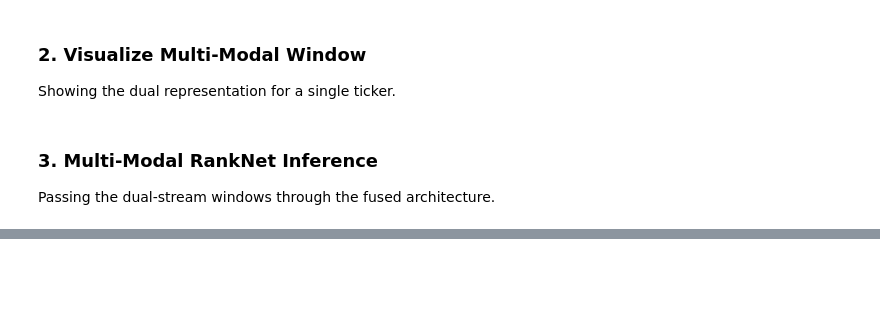
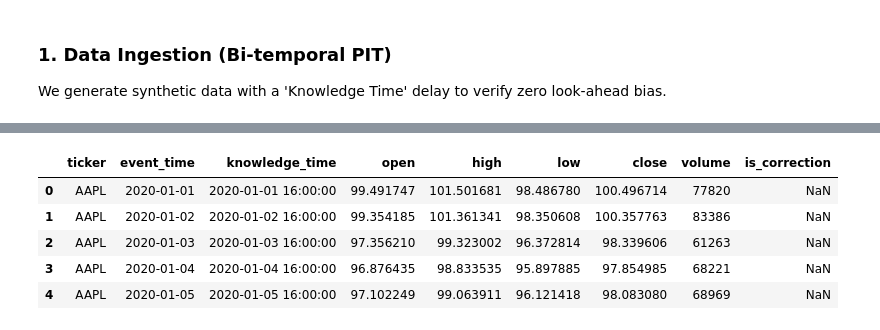
Before and after one commit to abhishek-jana/QTS2026, a Jupyter notebook: research_lab/alpha_discovery.ipynb, the cells around one changed output, grey strips where cells are left out. Cells and saved outputs as stored; diff of their text form; code cells hidden in the pictures; blank space fills up the shorter version.

```diff
--- a/research_lab/alpha_discovery.ipynb
+++ b/research_lab/alpha_discovery.ipynb
@@ -47,3 +30,0 @@ print(f"Spatial Stream Shape: {dataset.x_spatial.shape} (N, 1, Scales, T)")
-# %% [markdown]
-### 2. Visualize Multi-Modal Window
-Showing the dual representation for a single ticker.
@@ -70,3 +30,0 @@ plt.show()
-# %% [markdown]
-### 3. Multi-Modal RankNet Inference
-Passing the dual-stream windows through the fused architecture.
@@ -87,0 +31,15 @@ display(results.tail(10))
+# %% [markdown]
+### 1. Data Ingestion (Bi-temporal PIT)
+We generate synthetic data with a 'Knowledge Time' delay to verify zero look-ahead bias.
+# %%
+engine = DataEngine()
+tickers = ['AAPL', 'MSFT', 'GOOG', 'SPY']
+engine.generate_synthetic_pit_data(tickers, days=500)
+
+# Fetch a PIT view as of midway through the period
+as_of_date = datetime(2020, 1, 1) + timedelta(days=250)
+pit_view = pd.concat([engine.get_pit_view(t, as_of_date) for t in tickers])
+
+print(f"Data points known for universe as of {as_of_date}: {len(pit_view)}")
+pit_view.head()
+# %% [output]
@@ -87,0 +47,6 @@ display(results.tail(10))
+|  | ticker | event_time | knowledge_time | open | high | low | close | volume | is_correction |
+| 0 | AAPL | 2020-01-01 | 2020-01-01 16:00:00 | 99.491747 | 101.501681 | 98.486780 | 100.496714 | 77820 | NaN |
+| 1 | AAPL | 2020-01-02 | 2020-01-02 16:00:00 | 99.354185 | 101.361341 | 98.350608 | 100.357763 | 83386 | NaN |
+| 2 | AAPL | 2020-01-03 | 2020-01-03 16:00:00 | 97.356210 | 99.323002 | 96.372814 | 98.339606 | 61263 | NaN |
+| 3 | AAPL | 2020-01-04 | 2020-01-04 16:00:00 | 96.876435 | 98.833535 | 95.897885 | 97.854985 | 68221 | NaN |
+| 4 | AAPL | 2020-01-05 | 2020-01-05 16:00:00 | 97.102249 | 99.063911 | 96.121418 | 98.083080 | 68969 | NaN |
```
Also changed, not shown: parts of 18 cells of this notebook, 3 other files.
